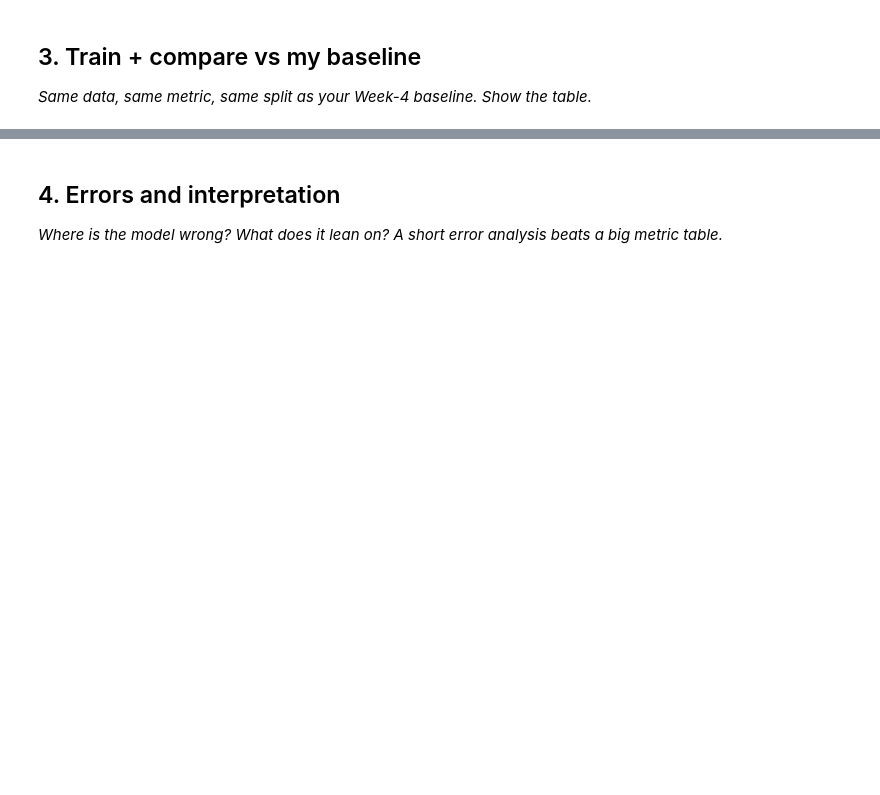
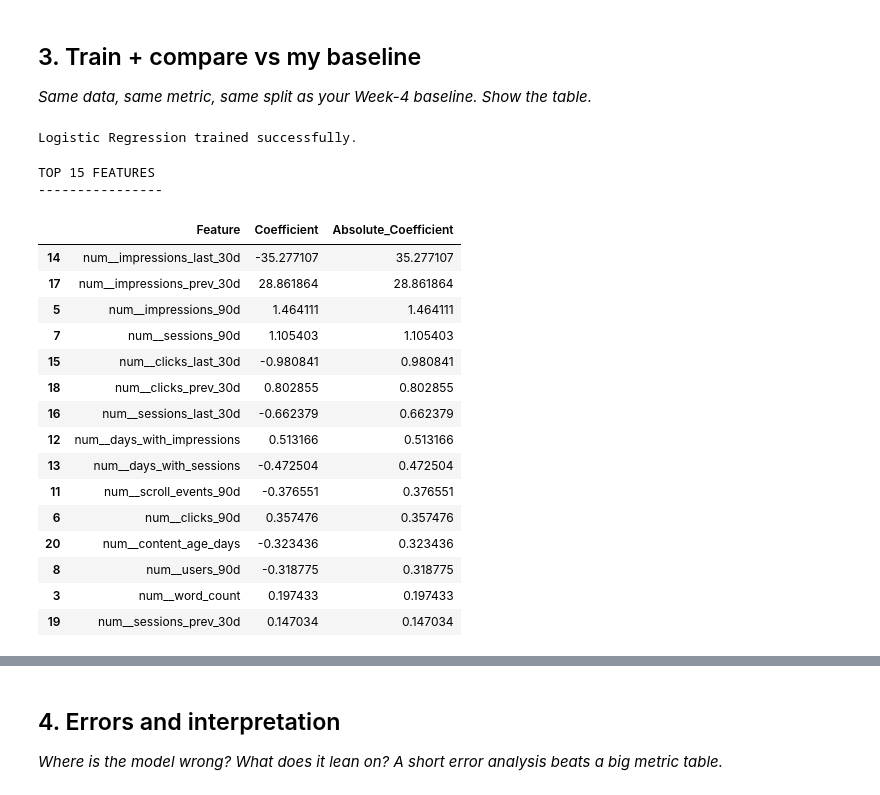
Before and after one commit to Ahmedali3ff/Flyrank-internship-, a Jupyter notebook: work/notebooks/w05_model.ipynb, the cells around one changed output, grey strips where cells are left out. Drawn from its saved outputs; the diff is of its cells as text; code cells hidden in the pictures; blank space fills up the shorter version.

```diff
--- a/work/notebooks/w05_model.ipynb
+++ b/work/notebooks/w05_model.ipynb
@@ -24,3 +292,76 @@ This skeleton is yours to fill. Work the sections **in order** — each one has
 ## 3. Train + compare vs my baseline
 
 *Same data, same metric, same split as your Week-4 baseline. Show the table.*
+# %%
+model = Pipeline([
+      ("imputer", SimpleImputer(strategy="median")),
+          ("scaler", StandardScaler()),
+              ("classifier", LogisticRegression(
+                      max_iter=1000,
+                              random_state=42
+                                  ))
+                                  ])
+
+model.fit(X_train, y_train)
+
+model_pred = model.predict(X_test)
+model_prob = model.predict_proba(X_test)[:, 1]
+
+print("Logistic Regression trained successfully.")
+# %% [output]
+Logistic Regression trained successfully.
+# %%
+# Feature Interpretation
+
+# Get the trained Logistic Regression model
+model = logreg_pipeline.named_steps["model"]
+
+# Get the preprocessor
+preprocessor = logreg_pipeline.named_steps["preprocessor"]
+
+# Get feature names
+feature_names = preprocessor.get_feature_names_out()
+
+# Get Logistic Regression coefficients
+coefficients = model.coef_[0]
+
+# Create feature importance table
+feature_importance = pd.DataFrame({
+    "Feature": feature_names,
+        "Coefficient": coefficients
+        })
+
+        # Absolute coefficient = strength of influence
+feature_importance["Absolute_Coefficient"] = (
+            feature_importance["Coefficient"].abs()
+            )
+
+            # Sort by strongest influence
+feature_importance = feature_importance.sort_values(
+                "Absolute_Coefficient",
+                    ascending=False
+                    )
+
+print("TOP 15 FEATURES")
+print("----------------")
+
+display(feature_importance.head(15))
+# %% [output]
+TOP 15 FEATURES
+----------------
+|  | Feature | Coefficient | Absolute_Coefficient |
+| 14 | num__impressions_last_30d | -35.277107 | 35.277107 |
+| 17 | num__impressions_prev_30d | 28.861864 | 28.861864 |
+| 5 | num__impressions_90d | 1.464111 | 1.464111 |
+| 7 | num__sessions_90d | 1.105403 | 1.105403 |
+| 15 | num__clicks_last_30d | -0.980841 | 0.980841 |
+| 18 | num__clicks_prev_30d | 0.802855 | 0.802855 |
+| 16 | num__sessions_last_30d | -0.662379 | 0.662379 |
+| 12 | num__days_with_impressions | 0.513166 | 0.513166 |
+| 13 | num__days_with_sessions | -0.472504 | 0.472504 |
+| 11 | num__scroll_events_90d | -0.376551 | 0.376551 |
+| 6 | num__clicks_90d | 0.357476 | 0.357476 |
+| 20 | num__content_age_days | -0.323436 | 0.323436 |
+| 8 | num__users_90d | -0.318775 | 0.318775 |
+| 3 | num__word_count | 0.197433 | 0.197433 |
+| 19 | num__sessions_prev_30d | 0.147034 | 0.147034 |
```
Also changed, not shown: parts of 15 cells of this notebook.
